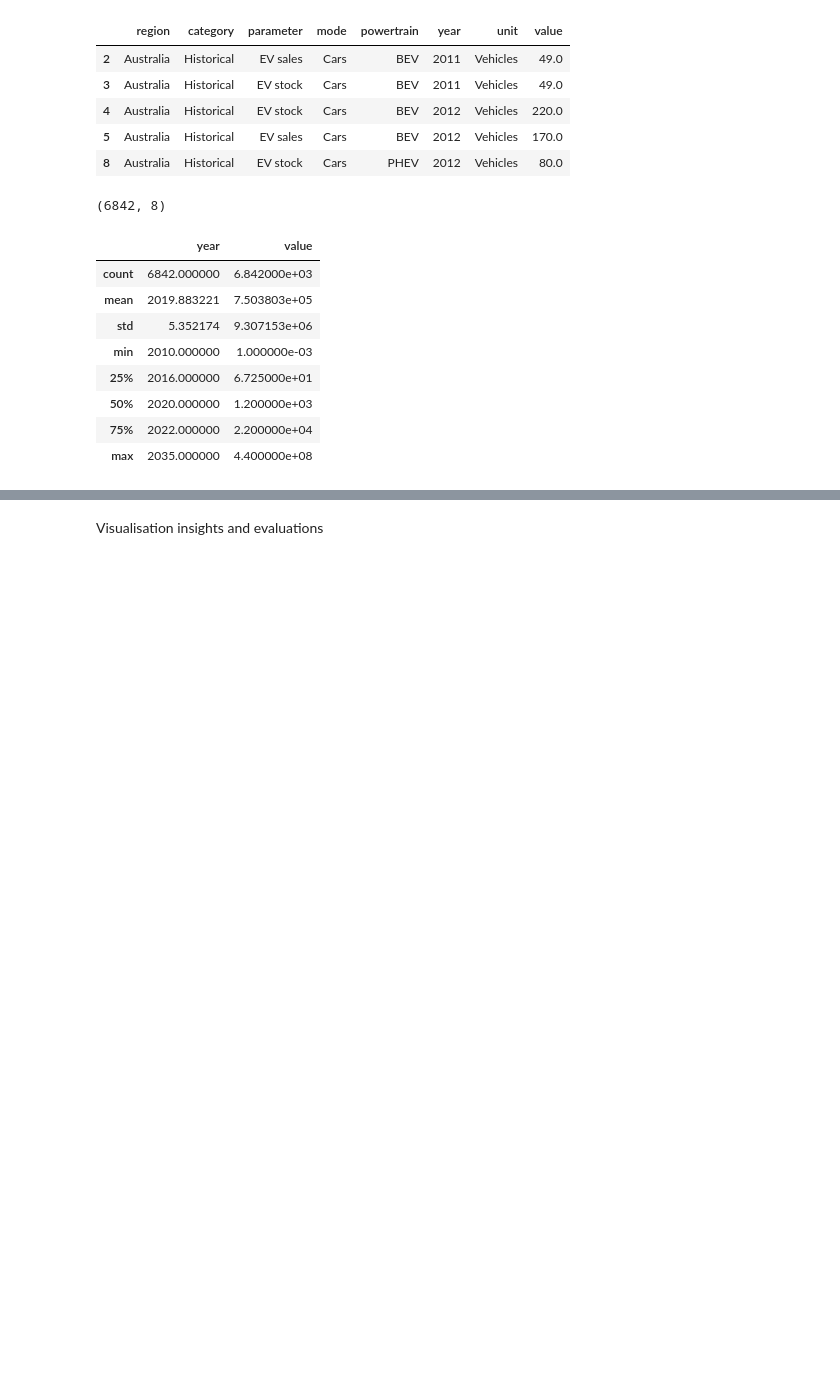
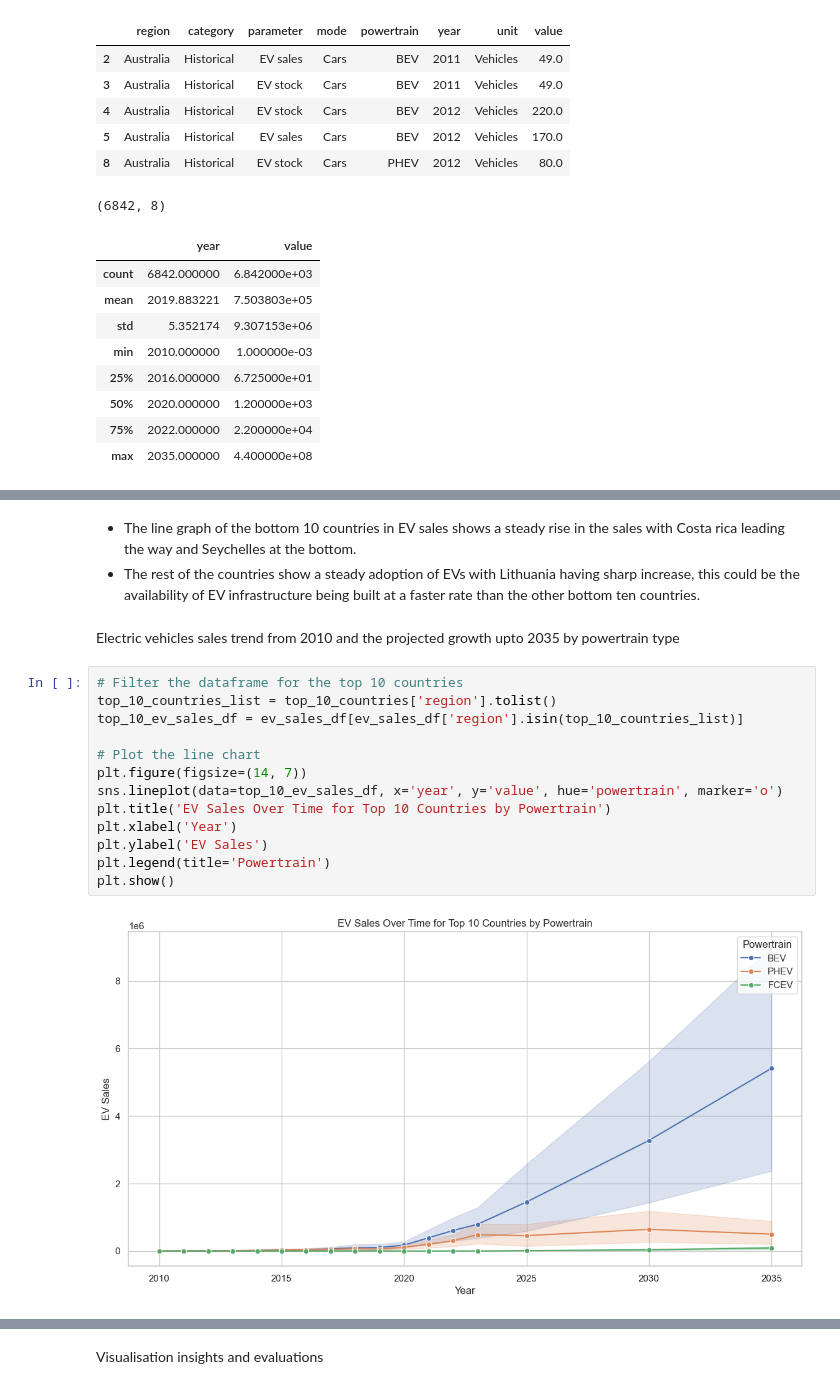
Before and after one commit to Emmanuel913-sketch/Global-Electric-Vehicle-sales-trends-from-2010-2024, a Jupyter notebook: jupyter_notebooks/visualisations.ipynb, the cells around one changed output, grey strips where cells are left out. Cells and saved outputs as stored; diff of their text form; blank space fills up the shorter version.

```diff
--- a/jupyter_notebooks/visualisations.ipynb
+++ b/jupyter_notebooks/visualisations.ipynb
@@ -262,0 +283,20 @@ display(vehicles_df.describe())
+# %% [markdown]
+* The line graph of the bottom 10 countries in EV sales shows a steady rise in the sales with Costa rica leading the way and Seychelles at the bottom.
+* The rest of the countries show a steady adoption of EVs with Lithuania having sharp increase, this could be the availability of EV infrastructure being built at a faster rate than the other bottom ten countries.
+# %% [markdown]
+Electric vehicles sales trend from 2010 and the projected growth upto 2035 by powertrain type
+# %%
+# Filter the dataframe for the top 10 countries
+top_10_countries_list = top_10_countries['region'].tolist()
+top_10_ev_sales_df = ev_sales_df[ev_sales_df['region'].isin(top_10_countries_list)]
+
+# Plot the line chart
+plt.figure(figsize=(14, 7))
+sns.lineplot(data=top_10_ev_sales_df, x='year', y='value', hue='powertrain', marker='o')
+plt.title('EV Sales Over Time for Top 10 Countries by Powertrain')
+plt.xlabel('Year')
+plt.ylabel('EV Sales')
+plt.legend(title='Powertrain')
+plt.show()
+# %% [output]
+[figure, added]
```
Also changed, not shown: parts of 18 cells of this notebook.
